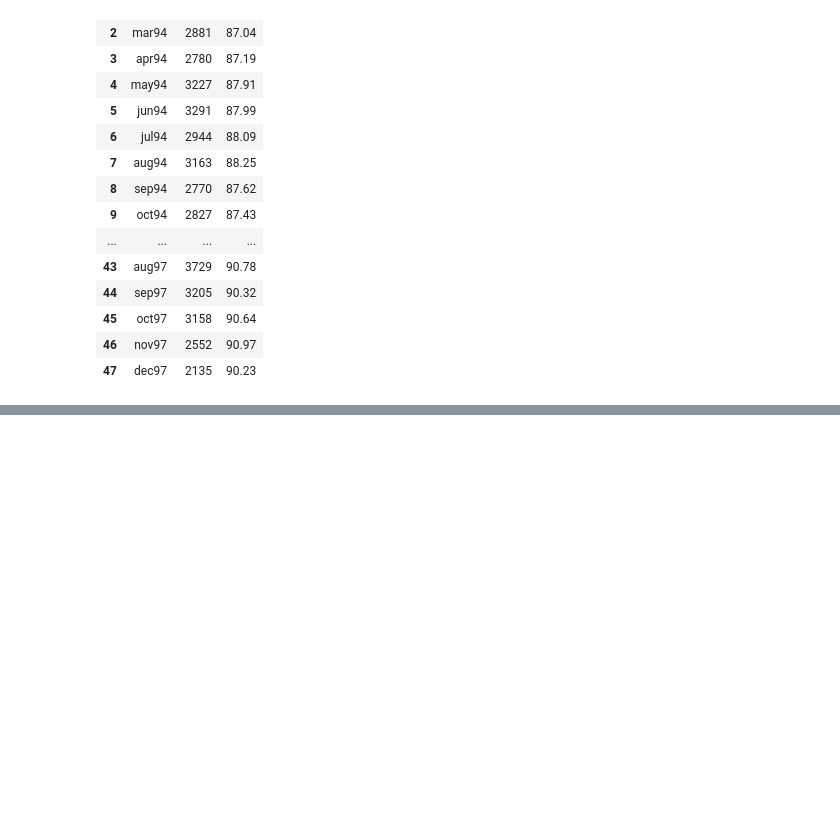
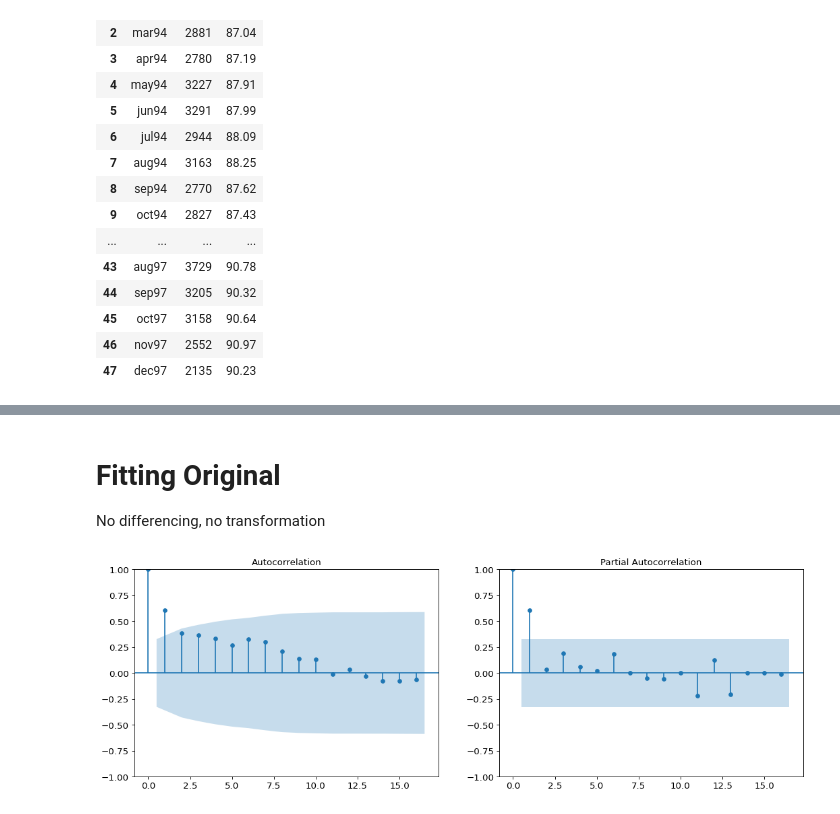
Before and after one commit to whosphong/STAT-CONSULT---UAstat590, a Jupyter notebook: proj_mainn.ipynb, the cells around one changed output, grey strips where cells are left out. Cells and saved outputs as stored; diff of their text form; code cells hidden in the pictures; blank space fills up the shorter version.

```diff
--- a/proj_mainn.ipynb
+++ b/proj_mainn.ipynb
@@ -161,0 +133,4 @@ plt.show()
+# %% [markdown]
+# Fitting Original
+
+No differencing, no transformation
@@ -161,0 +139,13 @@ plt.show()
+# %%
+# Drop NA values
+df.dropna(inplace=True)
+
+# Plot acf and pacf for log differenced series
+fig, (ax1, ax2) = plt.subplots(1, 2, figsize=(16, 5), dpi=80)
+plot_acf(df['AQI'], ax=ax1)
+plot_pacf(df['AQI'], method='ywm', ax=ax2)
+ax1.tick_params(axis='both', labelsize=12)
+ax2.tick_params(axis='both', labelsize=12)
+plt.show()
+# %% [output]
+[figure, added]
```
Also changed, not shown: parts of 16 cells of this notebook.
